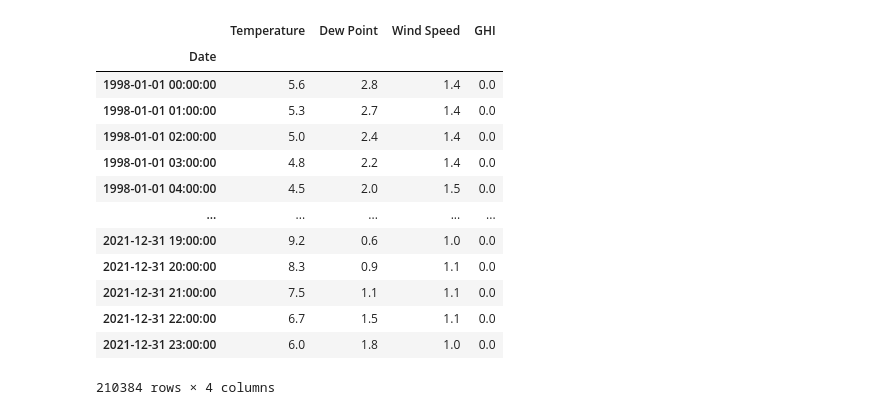
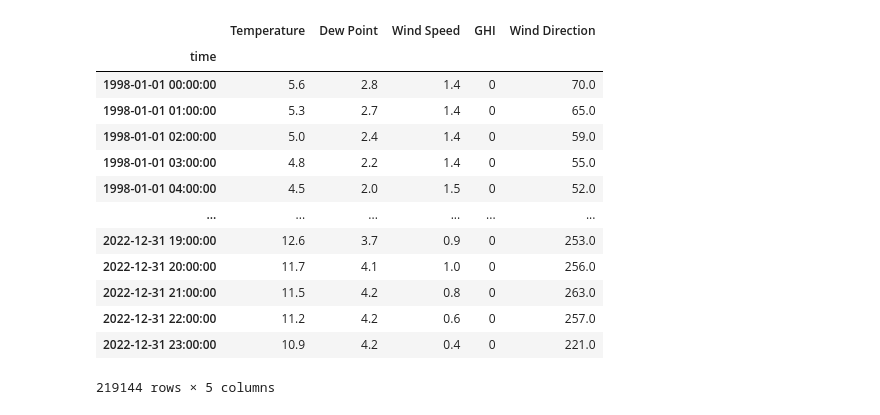
Before and after one commit to rodrigoms95/recurso_solar, a Jupyter notebook: code/TMY.ipynb, the cells around one changed output. Cells and saved outputs as stored; diff of their text form; code cells hidden in the pictures.

```diff
--- a/code/TMY.ipynb
+++ b/code/TMY.ipynb
@@ -9,47 +9,37 @@ import pandas as pd
 import matplotlib.pyplot as plt
 import scipy.stats as stats
 import scipy.interpolate as interp
-# %%
-# Cargamos los archivos.
-
-dir_name = "../data/test/datos/639947_19.41_-99.14_"
-columns = [ "Year", "Month", "Day", "Hour", "Minute",
-    "Temperature", "Dew Point", "Wind Speed", "GHI" ]
-
-years  = list( range(1998, 2022) )
-months = list( range(1, 13) )
-
-# Unimos todos los años.
-df = pd.DataFrame( columns = columns )
-for y in years:
-    df = df.append( pd.read_csv( dir_name + str(y) + ".csv", skiprows = 2 ) )
-
-# Convertimos a fecha.
-df["Date"] = pd.to_datetime( df["Year"].astype(str) + "/"
-    + df["Month"].astype(str) + "/" + df["Day"].astype(str)
-    + " " + df["Hour"].astype(str) + ":00:00" )
-
-# Corregimos formato de columnas.
-df = df.drop(columns[0:5], axis = 1).set_index("Date").astype(float)
-
-df.to_csv("../data/test/19.41_-99.14.csv")
-
-df
-# %% [output]
-|  | Temperature | Dew Point | Wind Speed | GHI |
-| Date |  |  |  |  |
-| 1998-01-01 00:00:00 | 5.6 | 2.8 | 1.4 | 0.0 |
-| 1998-01-01 01:00:00 | 5.3 | 2.7 | 1.4 | 0.0 |
-| 1998-01-01 02:00:00 | 5.0 | 2.4 | 1.4 | 0.0 |
-| 1998-01-01 03:00:00 | 4.8 | 2.2 | 1.4 | 0.0 |
-| 1998-01-01 04:00:00 | 4.5 | 2.0 | 1.5 | 0.0 |
-| ... | ... | ... | ... | ... |
-| 2021-12-31 19:00:00 | 9.2 | 0.6 | 1.0 | 0.0 |
-| 2021-12-31 20:00:00 | 8.3 | 0.9 | 1.1 | 0.0 |
-| 2021-12-31 21:00:00 | 7.5 | 1.1 | 1.1 | 0.0 |
-| 2021-12-31 22:00:00 | 6.7 | 1.5 | 1.1 | 0.0 |
-| 2021-12-31 23:00:00 | 6.0 | 1.8 | 1.0 | 0.0 |
-210384 rows × 4 columns
+# %%
+# Datos.
+y_i = 1998
+y_f = 2022
+lat = "19.41"
+lon = "-99.14"
+years  = list( range(y_i, y_f + 1) )
+months = list( range(1, 13) )
+dir_name = f"../results/NSRDB/{lat}_{lon}.csv"
+columns = [ "Temperature", "Dew Point", "Wind Speed", "GHI", "Wind Direction" ]
+
+# Cargamos el archivo.
+df = pd.read_csv( dir_name, index_col = "time", parse_dates = True,
+    infer_datetime_format = True )
+
+df
+# %% [output]
+|  | Temperature | Dew Point | Wind Speed | GHI | Wind Direction |
+| time |  |  |  |  |  |
+| 1998-01-01 00:00:00 | 5.6 | 2.8 | 1.4 | 0 | 70.0 |
+| 1998-01-01 01:00:00 | 5.3 | 2.7 | 1.4 | 0 | 65.0 |
+| 1998-01-01 02:00:00 | 5.0 | 2.4 | 1.4 | 0 | 59.0 |
+| 1998-01-01 03:00:00 | 4.8 | 2.2 | 1.4 | 0 | 55.0 |
+| 1998-01-01 04:00:00 | 4.5 | 2.0 | 1.5 | 0 | 52.0 |
+| ... | ... | ... | ... | ... | ... |
+| 2022-12-31 19:00:00 | 12.6 | 3.7 | 0.9 | 0 | 253.0 |
+| 2022-12-31 20:00:00 | 11.7 | 4.1 | 1.0 | 0 | 256.0 |
+| 2022-12-31 21:00:00 | 11.5 | 4.2 | 0.8 | 0 | 263.0 |
+| 2022-12-31 22:00:00 | 11.2 | 4.2 | 0.6 | 0 | 257.0 |
+| 2022-12-31 23:00:00 | 10.9 | 4.2 | 0.4 | 0 | 221.0 |
+219144 rows × 5 columns
 # %%
 # Obtenemos la información diaria.
 vnames = [ "GHI", "T_max", "T_min", "T_mean",
```
Also changed, not shown: parts of 1 cell of this notebook, 9 other files.
